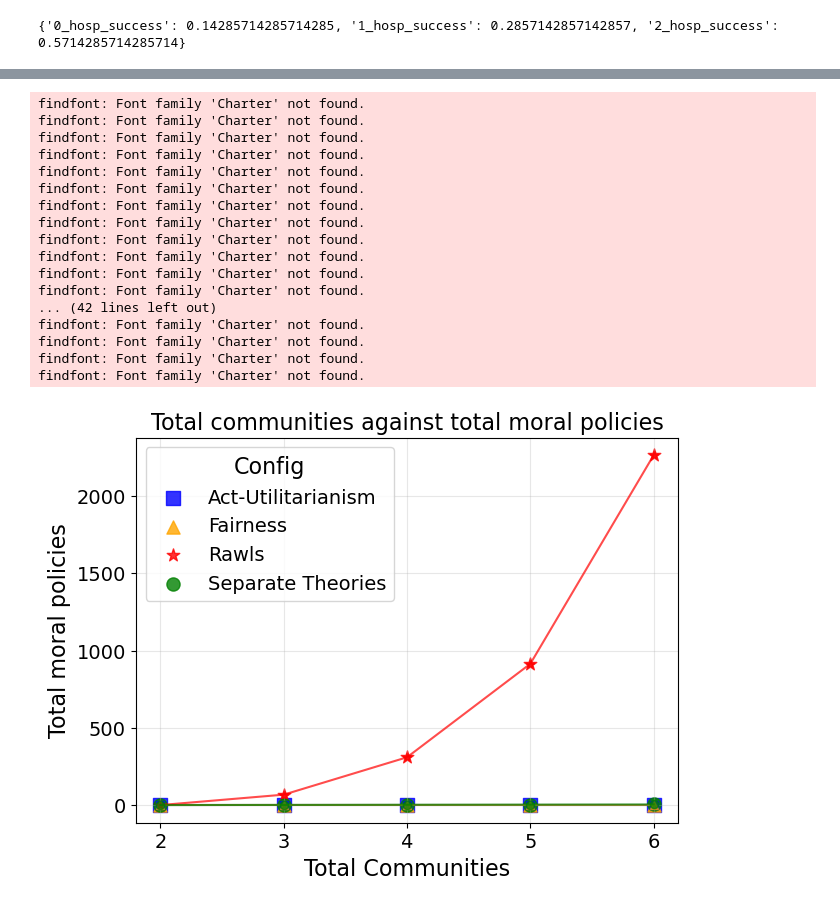
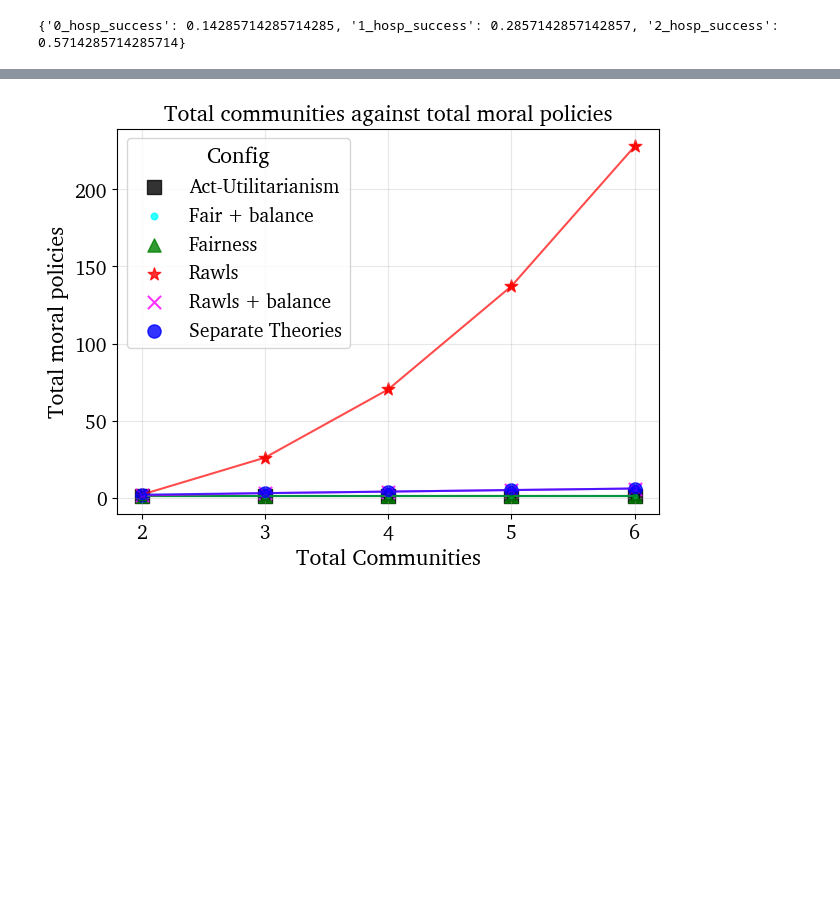
Before and after one commit to sameysimon/MoralPlanner, a Jupyter notebook: Notebooks/Rescue.ipynb, the cells around one changed output, grey strips where cells are left out. Cells and saved outputs as stored; diff of their text form; code cells hidden in the pictures; blank space fills up the shorter version.

```diff
--- a/Notebooks/Rescue.ipynb
+++ b/Notebooks/Rescue.ipynb
@@ -49,14 +49,14 @@ def GenerateTeamConfigs(teams_:list, name_prefix=None):
     for t in teams_:
         con["Theories"].append([f"{t}", "Utility", 0])
         con["Considerations"].append([f"{t}:wellbeing", [f"{t}", "Fair"]])
-    #configs[f"{name_prefix}fair_bal"] = con
+    configs[f"{name_prefix}fair_bal"] = con
 
     # Fairness + Act-Utilitarianism
     con = {"Theories": [["Fair", "Fairness", 0]], "Considerations": []}
     for t in teams_:
         con["Theories"].append([f"{t}", "Utility", 0])
         con["Considerations"].append([f"{t}:wellbeing", [f"{t}", "Fair"]])
-    #configs[f"{len(teams_)}_fair_bal"] = con
+    configs[f"{len(teams_)}_fair_bal"] = con
 
     # Rawls
     con = {"Theories":[["Rawls", "Maximin", 0]], "Considerations": []}
@@ -69,7 +69,7 @@ def GenerateTeamConfigs(teams_:list, name_prefix=None):
     for t in teams_:
         con["Theories"].append([f"{t}", "Utility", 0])
         con["Considerations"].append([f"{t}:wellbeing", [f"{t}", "Rawls"]])
-    #configs[f"{name_prefix}rawl_bal"] = con
+    configs[f"{name_prefix}rawl_bal"] = con
 
     return configs
 
@@ -87,16 +87,18 @@ markers = {
     "Separate Theories": "o",
     "Act-Utilitarianism": "s",
     "Fairness": "^",
-    "Rawls": "*"
+    "Rawls": "*",
+    "Fair + balance": ".",
+    "Rawls + balance": "x"
 }
 colours = {
-    "Separate Theories": "green",
-    "Act-Utilitarianism": "blue",
-    "Fairness": "orange",
-    "Rawls": "red"
+    "Separate Theories": "blue",
+    "Act-Utilitarianism": "black",
+    "Fairness": "green",
+    "Rawls": "red",
+    "Fair + balance": "cyan",
+    "Rawls + balance": "magenta",
 }
-
-print(MakeTeamWeights([i for i in range(3)]))
 # %% [output]
 {'0_hosp_success': 0.14285714285714285, '1_hosp_success': 0.2857142857142857, '2_hosp_success': 0.5714285714285714}
 # %%
@@ -138,7 +140,7 @@ df['communities'] = df['Config_name'].str[:1]
 df["Config_name"] = np.select(
     [
         df["Config_name"].str.contains("fair_bal", case=False, na=False),
-        df["Config_name"].str.contains("rawls_bal", case=False, na=False),
+        df["Config_name"].str.contains("rawl_bal", case=False, na=False),
         df["Config_name"].str.contains("add", case=False, na=False),
         df["Config_name"].str.contains("bal", case=False, na=False),
         df["Config_name"].str.contains("fair", case=False, na=False),
@@ -172,6 +174,6 @@ df.head(500)
 # %%
 plot_df = df.reset_index().copy()
-configs = ["Separate Theories", "Act-Utilitarianism", "Fairness"]
+configs = ["Fair + balance", "Rawls + balance", "Act-Utilitarianism", "Separate Theories", "Fairness"]
 plot_df = plot_df[plot_df["Config_name"].isin(configs)]
 
 # Make sure communities is numeric
@@ -204,14 +206,17 @@ for config, group in avg_df.groupby("Config_name", sort=False):
         s=90,
         alpha=0.85,
         marker=markers.get(config, "o"),
-        label=config
+        label=config,
+        c=colours.get(config, "black")
     )
 
     ax.plot(
         x,
         group["Num_of_min_non_accept"],
         alpha=0.75,
-        marker=markers.get(config, "o")
+        marker=markers.get(config, "o"),
+        c=colours.get(config, "black")
+
     )
 
 ax.set_xlabel("Total Communities")
@@ -247,7 +235,7 @@ findfont: Font family 'Charter' not found.
 plot_df = df.reset_index().copy()
 
 # Keep both configurations
-plot_df = plot_df[plot_df["Config_name"].isin(["Separate Theories", "Act-Utilitarianism", "Fairness", "Rawls"])]
+plot_df = plot_df[plot_df["Config_name"].isin(["Rawls", "Fair + balance", "Rawls + balance", "Act-Utilitarianism", "Separate Theories", "Fairness"])]
 
 # Average Num_of_min_non_accept for each Config_name and number of communities
 avg_df = (
@@ -261,51 +249,34 @@ fig, ax = plt.subplots(figsize=(7, 5))
 
 for config, group in avg_df.groupby("Config_name"):
     ax.scatter(
         x=group["communities"],
         y=group["Num_of_min_non_accept"],
         s=90,
         alpha=0.8,
         label=config,
         marker=markers.get(config, "o"),
         c=colours[config]
     )
 
     ax.plot(
         group["communities"],
         group["Num_of_min_non_accept"],
         alpha=0.7,
         marker=markers.get(config, "o"),
         c=colours[config]
 
     )
 
 ax.set_xlabel("Total Communities")
 ax.set_ylabel("Total moral policies")
 ax.set_title("Total communities against total moral policies")
 
 ax.grid(True, alpha=0.3)
 ax.legend(title="Config")
 
 plt.show()
 # %% [output]
-findfont: Font family 'Charter' not found.
-findfont: Font family 'Charter' not found.
-findfont: Font family 'Charter' not found.
-findfont: Font family 'Charter' not found.
-findfont: Font family 'Charter' not found.
-findfont: Font family 'Charter' not found.
-findfont: Font family 'Charter' not found.
-findfont: Font family 'Charter' not found.
-findfont: Font family 'Charter' not found.
-findfont: Font family 'Charter' not found.
-findfont: Font family 'Charter' not found.
-findfont: Font family 'Charter' not found.
-... (42 lines left out)
-findfont: Font family 'Charter' not found.
-findfont: Font family 'Charter' not found.
-findfont: Font family 'Charter' not found.
-findfont: Font family 'Charter' not found.
-[figure, old version]
+[figure, new version]
 # %%
 cols = [f"{t}:wellbeing" for t in teams]
 worth_df = pd.DataFrame(er.GetWorthData(worth_tags=[f"{t}:wellbeing" for t in teams], envRepetitions=env_reps))
```
Also changed, not shown: parts of 10 cells of this notebook, 16 other files.
